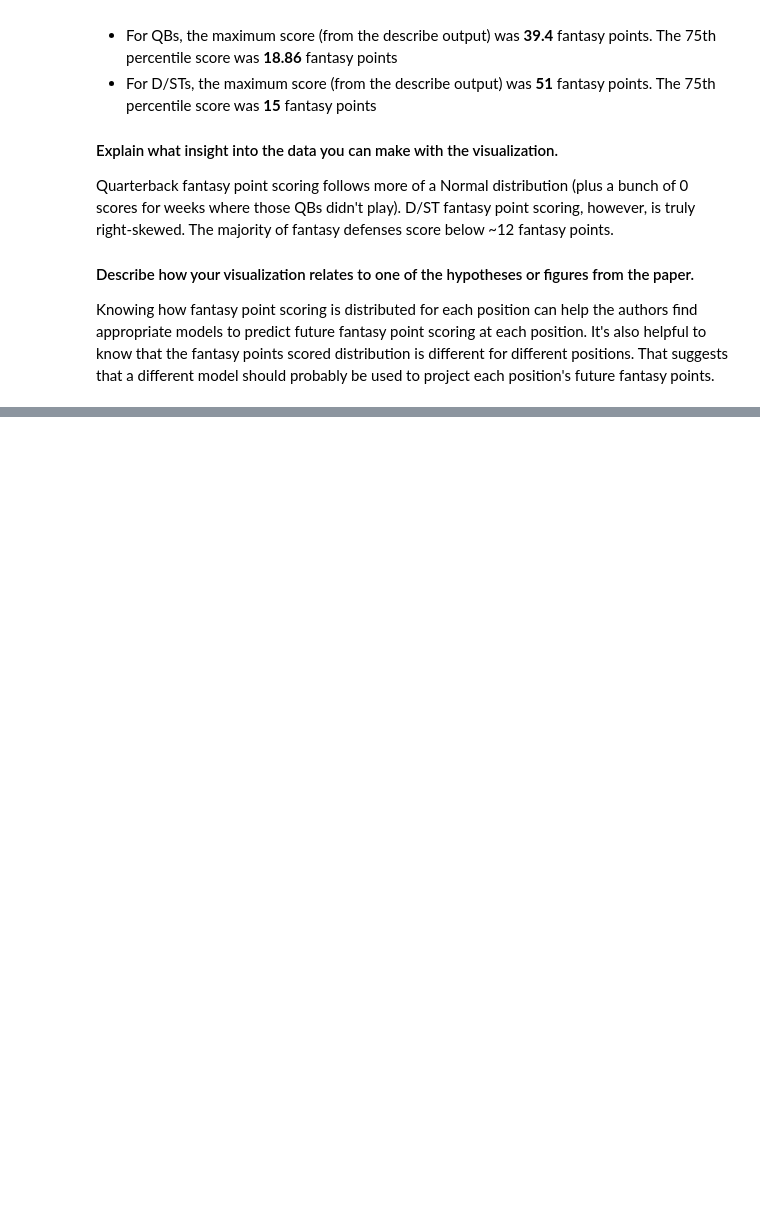
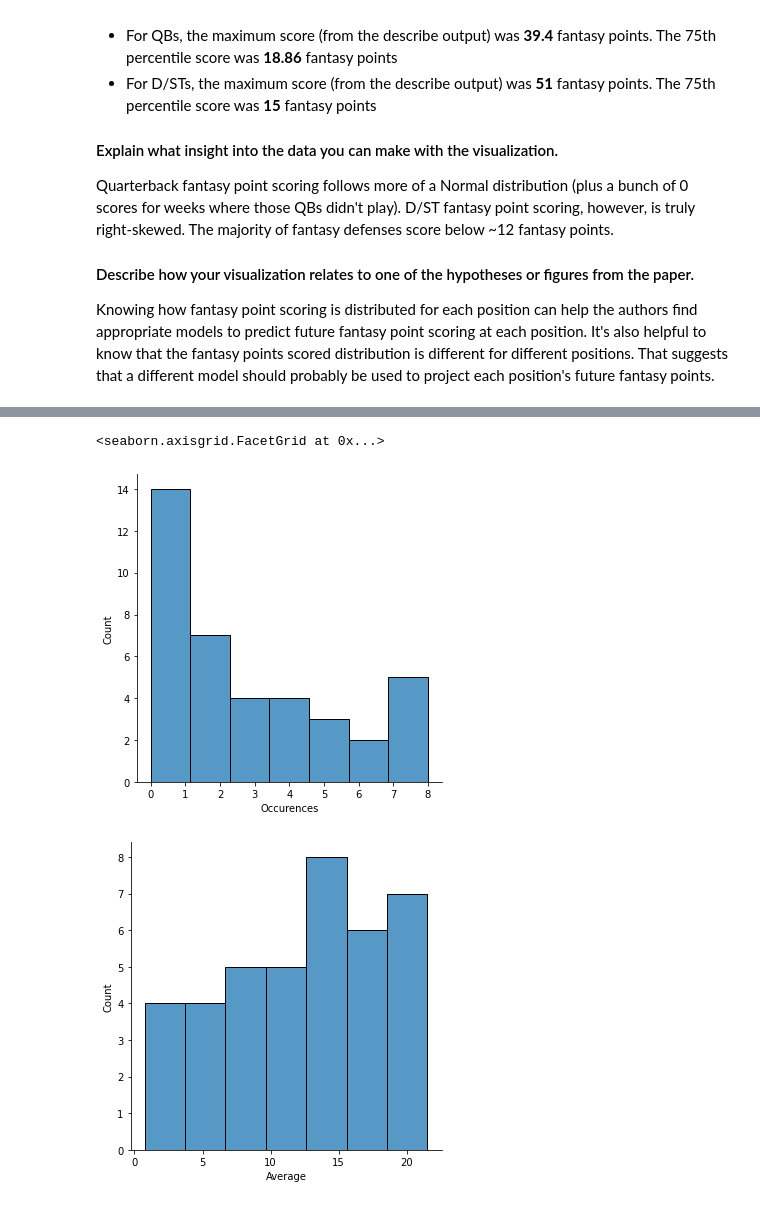
Before and after one commit to sam-delap/ds4bio, a Jupyter notebook: FantasyFootballProject/Combined.ipynb, the cells around one changed output, grey strips where cells are left out. Drawn from its saved outputs; the diff is of its cells as text; code cells hidden in the pictures; blank space fills up the shorter version.

```diff
--- a/FantasyFootballProject/Combined.ipynb
+++ b/FantasyFootballProject/Combined.ipynb
@@ -328,0 +489,33 @@ Knowing how fantasy point scoring is distributed for each position can help the
+# %%
+# Additional cleaning to be able to make this plot
+import seaborn as sns
+# Create a df where rows will be players, and columns will be number of weeks in the top 8
+qb_scoring_df = pd.DataFrame()
+# For each week of the NFL season
+for week in weeks:
+    # Sort QBs for the week by how many fantasy points they scored (high to low), and take the top 8
+    top8 = QB[QB['WEEK'] == week].sort_values('Actuals', ascending=False)[0:7]
+    # for each player
+    for player in top8['PLAYER']:
+        # If they've already had a top 8 week
+        if player in qb_scoring_df.index:
+            # Add 1 to their total
+            qb_scoring_df.loc[player, 'Occurences'] += 1
+        else:
+            # This is their first week in the top 8
+            qb_scoring_df.loc[player, 'Occurences'] = 1
+
+print('QBs with at least 1 top 8 week:', qb_scoring_df.shape[0])
+
+# Add everyone without a week in the top 8 to the df (for visualization purposes)
+for player in set(QB['PLAYER']):
+    if player in qb_scoring_df.index:
+        # Do nothing, they already made it in
+        pass
+    else:
+        # This is their first week in the top 8
+        qb_scoring_df.loc[player, 'Occurences'] = 0
+
+# Add mean fpts scored for each player
+qb_scoring_df = qb_scoring_df.sort_index(axis=0)
+qb_scoring_df['Average'] = QB.groupby('PLAYER')['Actuals'].mean()
@@ -328,0 +530,8 @@ Knowing how fantasy point scoring is distributed for each position can help the
+# %%
+# Plot
+sns.displot(data=qb_scoring_df, x='Occurences')
+sns.displot(data=qb_scoring_df, x='Average')
+# %% [output]
+<seaborn.axisgrid.FacetGrid at 0x...>
+[figure, added]
+[figure, added]
```
Also changed, not shown: parts of 18 cells of this notebook, 1 other file.
